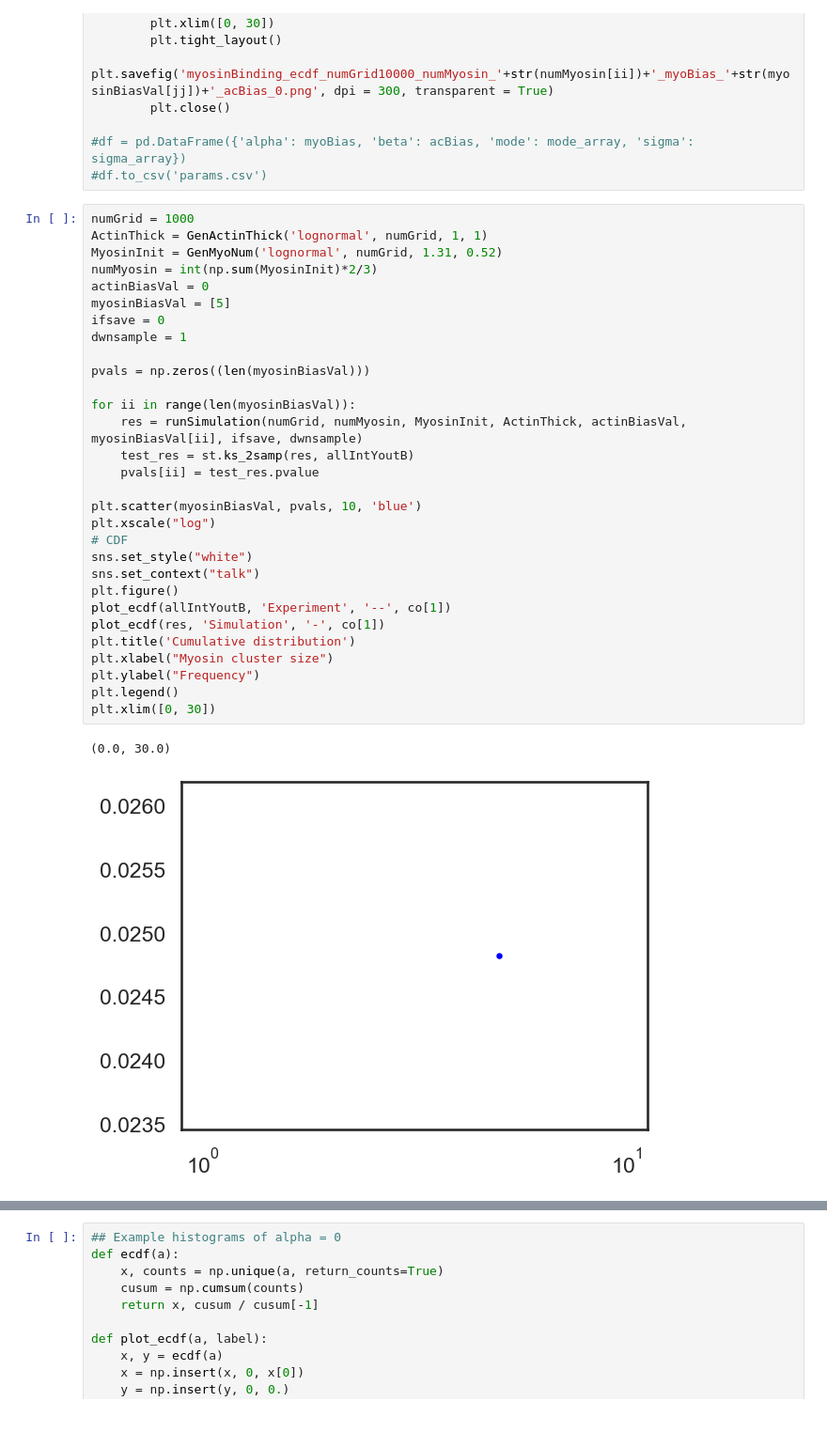
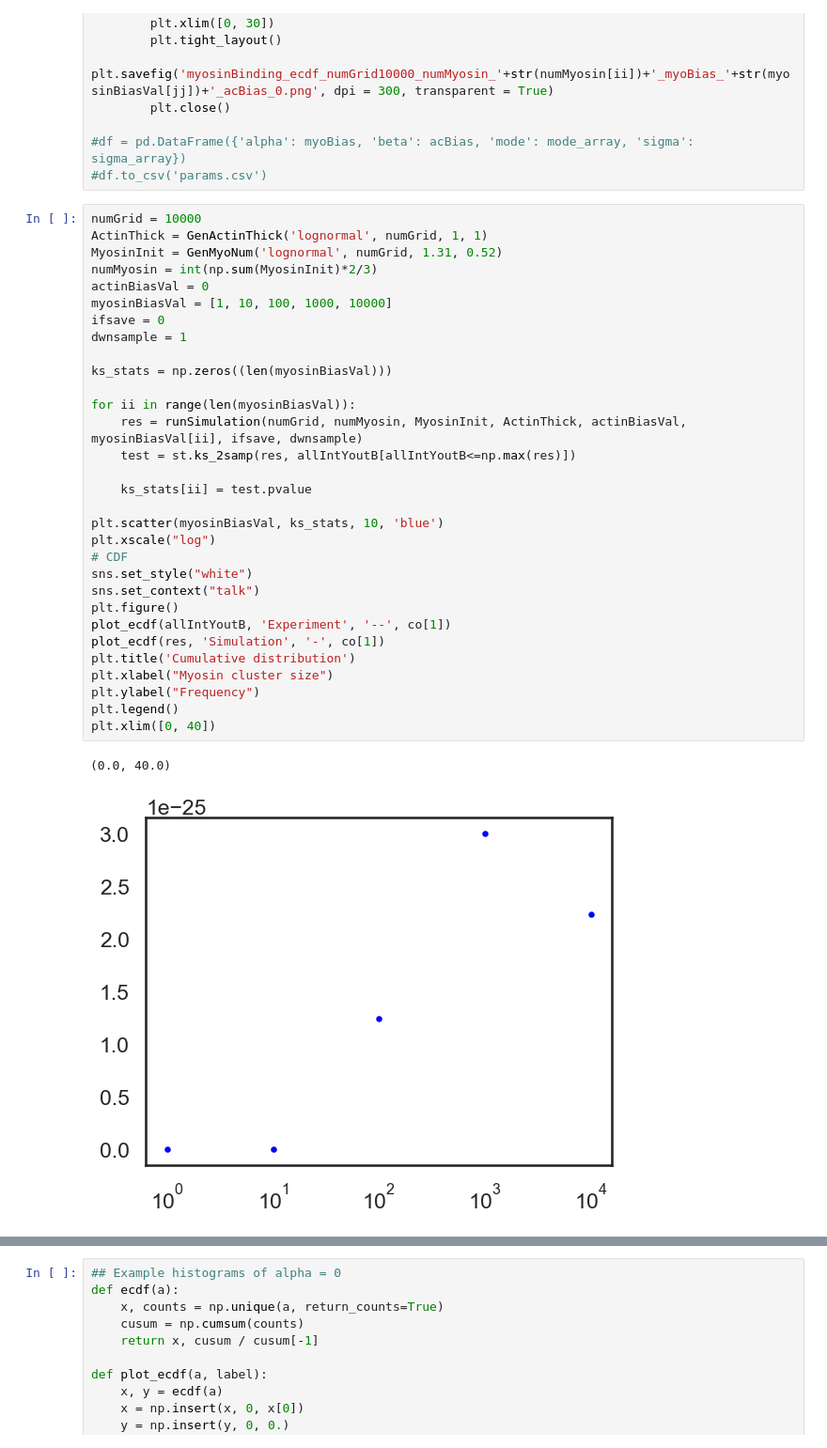
Before and after one commit to WHChou/Myosin-cluster-simulation, a Jupyter notebook: MyosinBinding_v2.ipynb, the cells around one changed output, grey strips where cells are left out. Shown at 94% size. Saved outputs shown, nothing was run; the diff lists cells and outputs as text; blank space fills up the shorter version.

Commit message:
implement ks stats

```diff
--- a/MyosinBinding_v2.ipynb
+++ b/MyosinBinding_v2.ipynb
@@ -437,35 +437,36 @@ for ii in range(len(numMyosin)):
 #df = pd.DataFrame({'alpha': myoBias, 'beta': acBias, 'mode': mode_array, 'sigma': sigma_array})
 #df.to_csv('params.csv')
 # %%
-numGrid = 1000
+numGrid = 10000
 ActinThick = GenActinThick('lognormal', numGrid, 1, 1)
 MyosinInit = GenMyoNum('lognormal', numGrid, 1.31, 0.52)
 numMyosin = int(np.sum(MyosinInit)*2/3)
 actinBiasVal = 0
-myosinBiasVal = [5]
+myosinBiasVal = [1, 10, 100, 1000, 10000]
 ifsave = 0
 dwnsample = 1
 
-pvals = np.zeros((len(myosinBiasVal)))
+ks_stats = np.zeros((len(myosinBiasVal)))
 
 for ii in range(len(myosinBiasVal)):
     res = runSimulation(numGrid, numMyosin, MyosinInit, ActinThick, actinBiasVal, myosinBiasVal[ii], ifsave, dwnsample)
-    test_res = st.ks_2samp(res, allIntYoutB)
-    pvals[ii] = test_res.pvalue
+    test = st.ks_2samp(res, allIntYoutB[allIntYoutB<=np.max(res)])
 
-plt.scatter(myosinBiasVal, pvals, 10, 'blue')
+    ks_stats[ii] = test.pvalue
+
+plt.scatter(myosinBiasVal, ks_stats, 10, 'blue')
 plt.xscale("log")
 # CDF
 sns.set_style("white")
 sns.set_context("talk")
 plt.figure()
 plot_ecdf(allIntYoutB, 'Experiment', '--', co[1])
 plot_ecdf(res, 'Simulation', '-', co[1])
 plt.title('Cumulative distribution')
 plt.xlabel("Myosin cluster size")
 plt.ylabel("Frequency")
 plt.legend()
-plt.xlim([0, 30])
+plt.xlim([0, 40])
 # %% [output]
-(0.0, 30.0)
+(0.0, 40.0)
-[figure, old version]
+[figure, new version]
```
Also changed, not shown: parts of 18 cells of this notebook.
